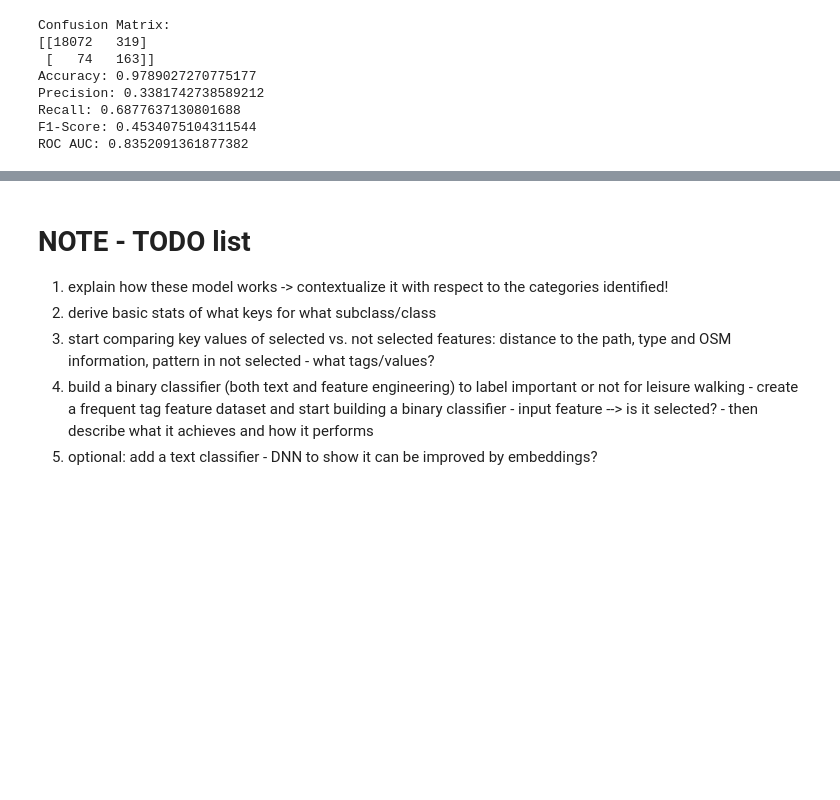
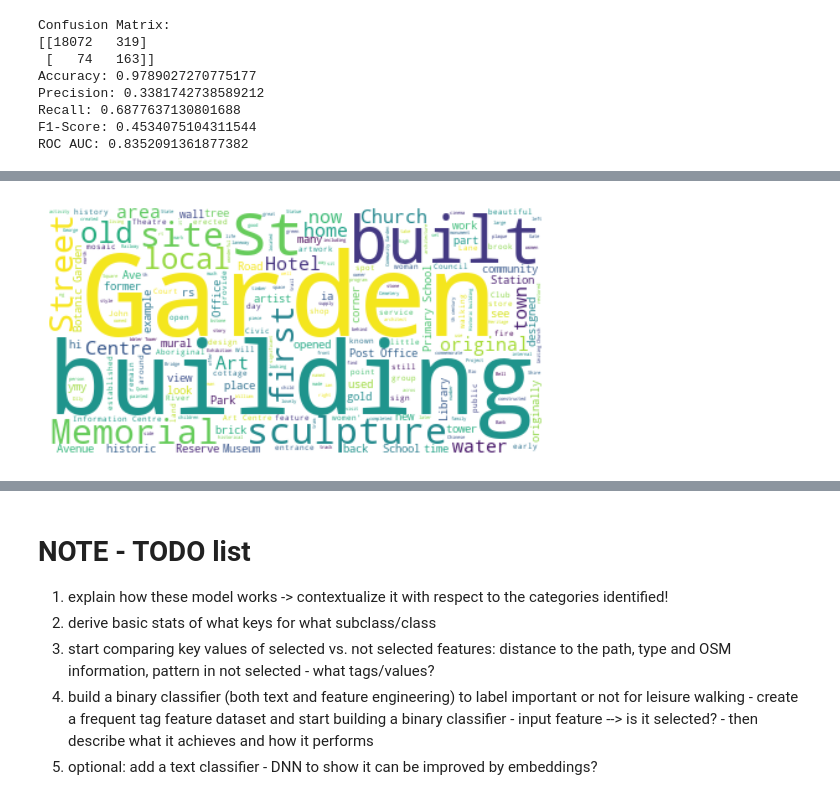
Before and after one commit to hamzeiehsan/leisure-walking-analysis, a Jupyter notebook: 4. final analysis.ipynb, the cells around one changed output, grey strips where cells are left out. Drawn from its saved outputs; the diff is of its cells as text; code cells hidden in the pictures; blank space fills up the shorter version.

```diff
--- a/4. final analysis.ipynb
+++ b/4. final analysis.ipynb
@@ -1442,0 +1499,4 @@ ROC AUC: 0.8352091361877382
+# %%
+generate_wc(class_texts['society'], 'outputs/figure/society_wc.png')
+# %% [output]
+[figure, added]
```
Also changed, not shown: parts of 9 cells of this notebook, 9 other files.
